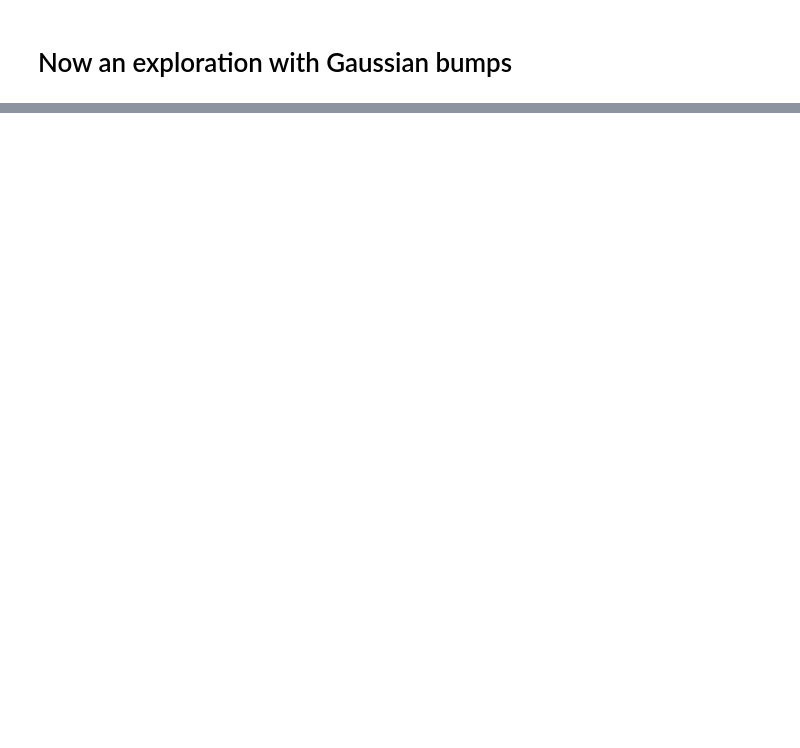
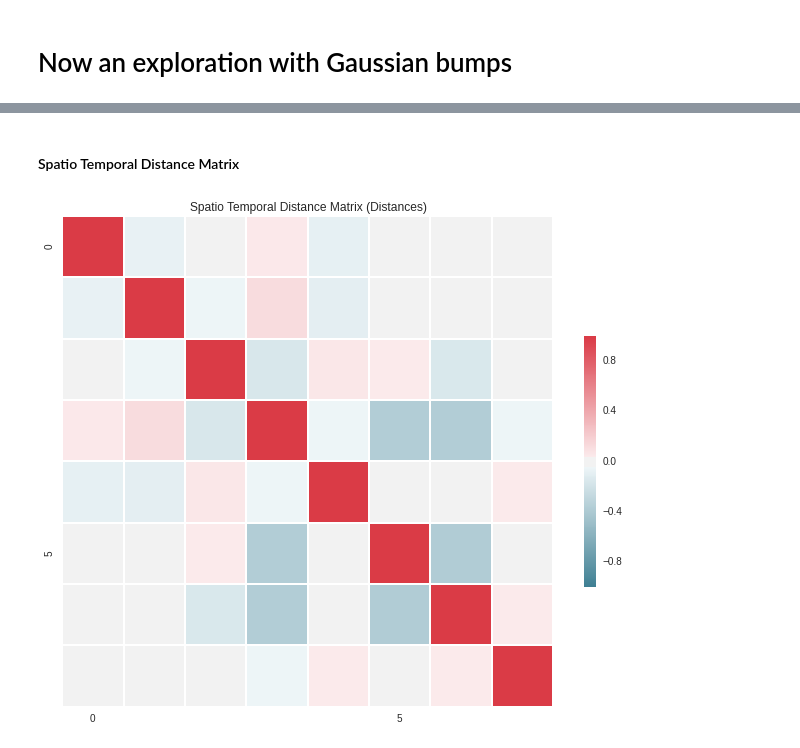
Before and after one commit to h-mayorquin/time_series_basic, a Jupyter notebook: presentations/2015-10-14(Guassian Bumps).ipynb, the cells around one changed output, grey strips where cells are left out. Drawn from its saved outputs; the diff is of its cells as text; code cells hidden in the pictures; blank space fills up the shorter version.

```diff
--- a/presentations/2015-10-14(Guassian Bumps).ipynb
+++ b/presentations/2015-10-14(Guassian Bumps).ipynb
@@ -49,0 +67,10 @@ def plot_gaussian_bump2(mu, Max, base, value, a):
+# %%
+lag_times = np.linspace(0, 600, 4) # Go two times the period
+window_size = distance
+Nwindowsize = int(window_size / dt)
+weights = None
+lag_structure = LagStructure(lag_times=lag_times, weights=weights, window_size=window_size)
+sensor1 = Sensor(gb1, dt, lag_structure)
+sensor2 = Sensor(gb2, dt, lag_structure)
+sensors = [sensor1, sensor2]
+perceptual_space = PerceptualSpace(sensors, lag_first=True)
@@ -49,0 +79,8 @@ def plot_gaussian_bump2(mu, Max, base, value, a):
+# %%
+Nspatial_clusters = 2  # Number of spatial clusters
+Ntime_clusters = 4  # Number of time clusters
+Nembedding = 2  # Dimension of the embedding space
+
+# Now the Nexa object
+nexa_object = Nexa(perceptual_space, Nspatial_clusters,
+                   Ntime_clusters, Nembedding)
@@ -49,0 +101,8 @@ def plot_gaussian_bump2(mu, Max, base, value, a):
+# %% [markdown]
+#### Spatio Temporal Distance Matrix
+# %%
+nexa_object.calculate_distance_matrix()
+fig = visualize_STDM_seaborn(nexa_object)
+plt.show(fig)
+# %% [output]
+[figure, added]
```
Also changed, not shown: parts of 32 cells of this notebook, 3 other files.
